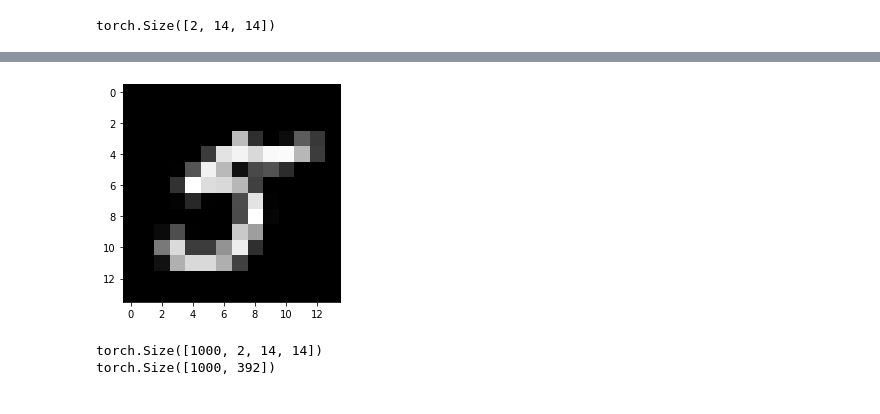
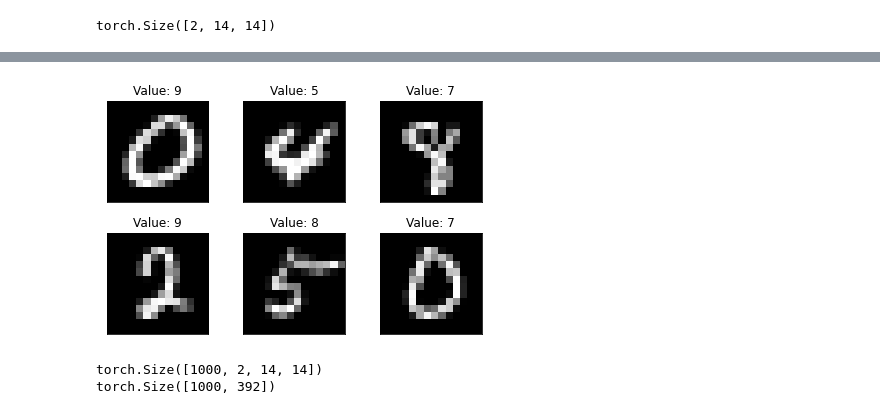
Before and after one commit to neilgogogo/deep_learnig, a Jupyter notebook: pro1/digit_MLP.ipynb, the cells around one changed output, grey strips where cells are left out. Saved outputs shown, nothing was run; the diff lists cells and outputs as text; code cells hidden in the pictures.

```diff
--- a/pro1/digit_MLP.ipynb
+++ b/pro1/digit_MLP.ipynb
@@ -43,8 +39,15 @@ plt.show()
-# %%
-plt.imshow(train_input[0][1],cmap='gray')
-plt.show()
-# %% [output]
-[figure, removed]
+# %%
+# displaying samples of data
+fig = plt.figure()
+for i in range(6):
+  plt.subplot(2,3,i+1)
+  plt.imshow(test_input[i][0], cmap='gray')
+  plt.title("Value: {}".format(train_classes[i][0]))
+  plt.tight_layout()
+  plt.xticks([])
+  plt.yticks([])
+# %% [output]
+[figure, added]
 # %%
 # 将两个图片拼接成一个1*392的tensor，为进入MLP网络进行准备。
 print(train_input.shape)
```
Also changed, not shown: parts of 6 cells of this notebook, 10 other files.
